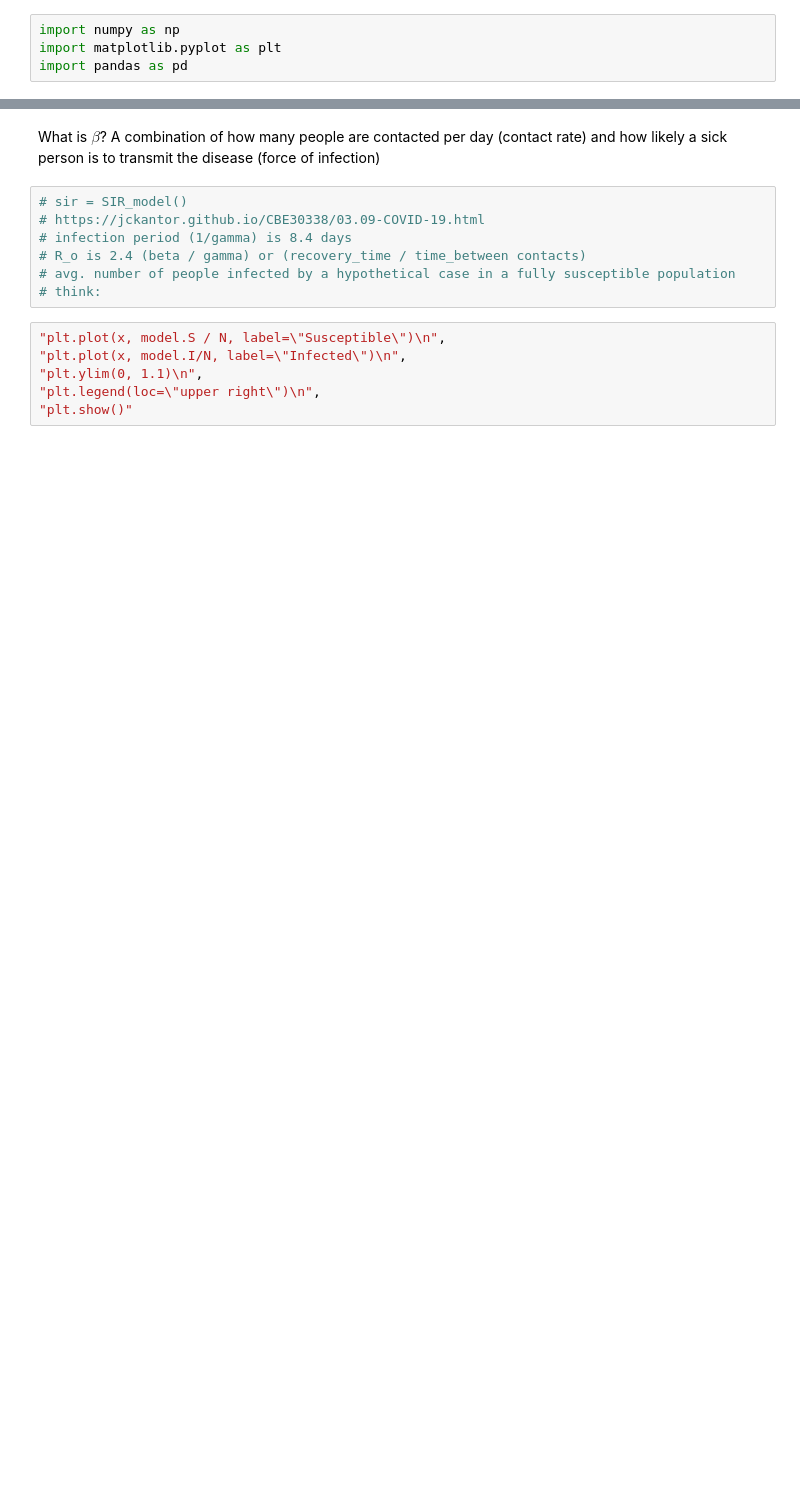
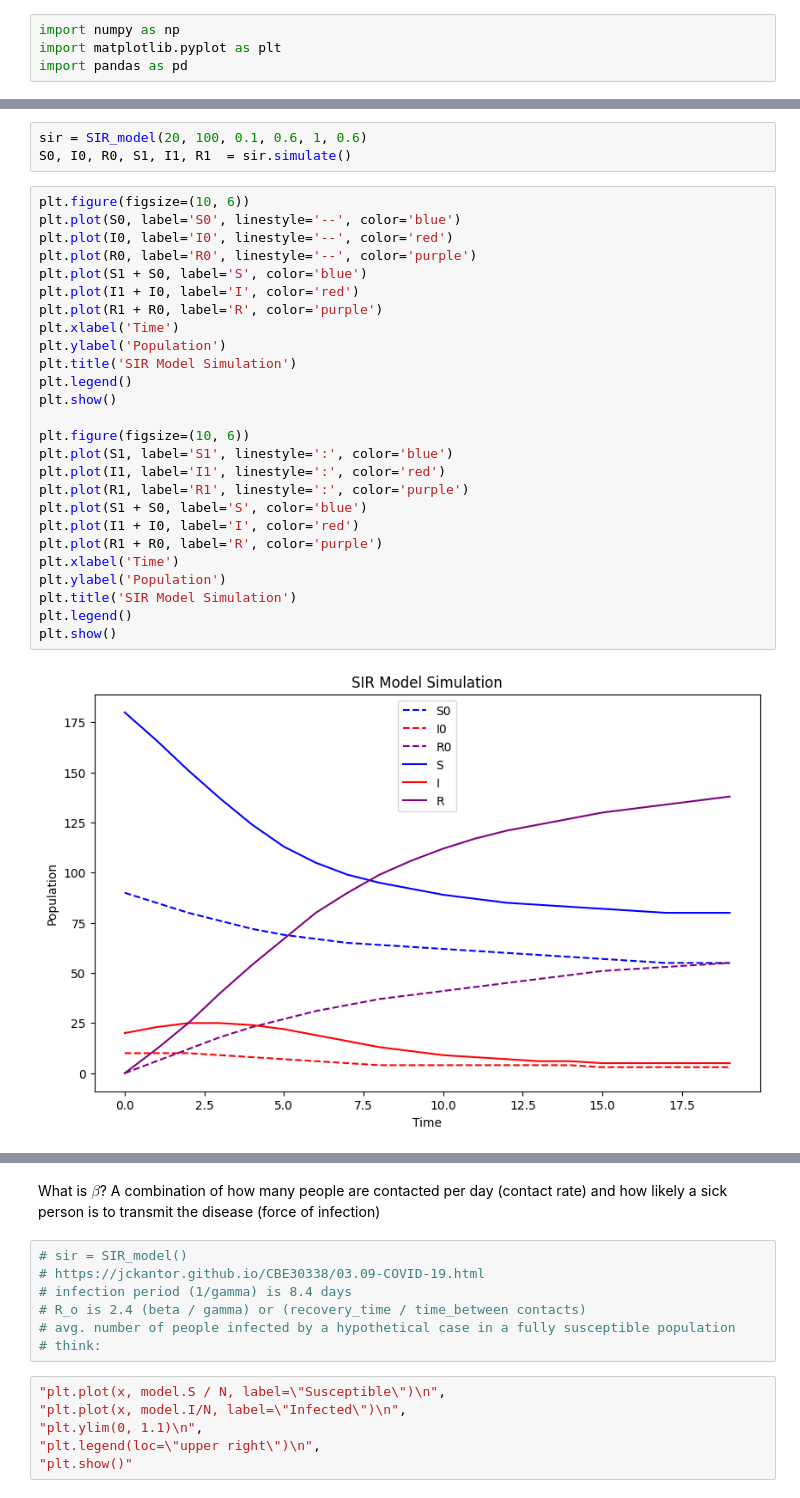
Before and after one commit to epibayes/covid-spatial-modeling, a Jupyter notebook: SIR_model.ipynb, the cells around one changed output, grey strips where cells are left out. Drawn from its saved outputs; the diff is of its cells as text; blank space fills up the shorter version.

Commit message:
Spatial Covid Model

```diff
--- a/SIR_model.ipynb
+++ b/SIR_model.ipynb
@@ -23,0 +46,31 @@ class SIR_model(self):
+# %%
+sir = SIR_model(20, 100, 0.1, 0.6, 1, 0.6)
+S0, I0, R0, S1, I1, R1  = sir.simulate()
+# %%
+plt.figure(figsize=(10, 6))
+plt.plot(S0, label='S0', linestyle='--', color='blue')
+plt.plot(I0, label='I0', linestyle='--', color='red')
+plt.plot(R0, label='R0', linestyle='--', color='purple')
+plt.plot(S1 + S0, label='S', color='blue')
+plt.plot(I1 + I0, label='I', color='red')
+plt.plot(R1 + R0, label='R', color='purple')
+plt.xlabel('Time')
+plt.ylabel('Population')
+plt.title('SIR Model Simulation')
+plt.legend()
+plt.show()
+
+plt.figure(figsize=(10, 6))
+plt.plot(S1, label='S1', linestyle=':', color='blue')
+plt.plot(I1, label='I1', linestyle=':', color='red')
+plt.plot(R1, label='R1', linestyle=':', color='purple')
+plt.plot(S1 + S0, label='S', color='blue')
+plt.plot(I1 + I0, label='I', color='red')
+plt.plot(R1 + R0, label='R', color='purple')
+plt.xlabel('Time')
+plt.ylabel('Population')
+plt.title('SIR Model Simulation')
+plt.legend()
+plt.show()
+# %% [output]
+[figure, added]
```
Also changed, not shown: parts of 12 cells of this notebook, 2 other files.
